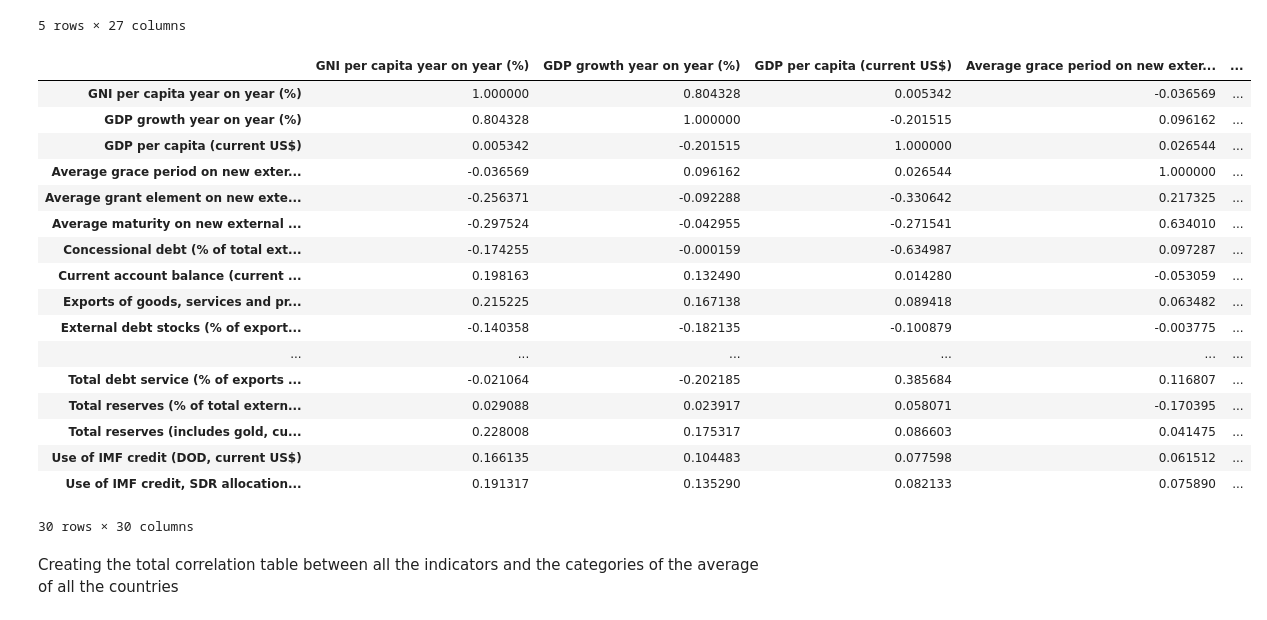
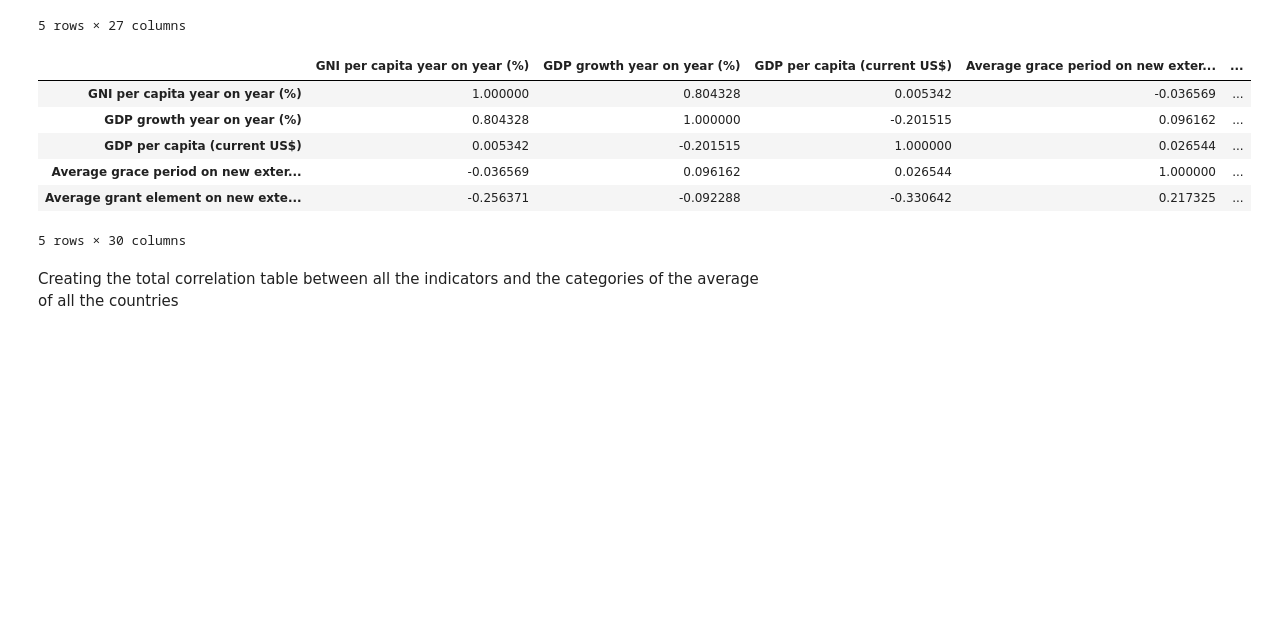
Before and after one commit to Bossm4n/international_debt_analysis, a Jupyter notebook: debt_analysis_jup-notebook.ipynb, the cells around one changed output. Cells and saved outputs as stored; diff of their text form; code cells hidden in the pictures; blank space fills up the shorter version.

```diff
--- a/debt_analysis_jup-notebook.ipynb
+++ b/debt_analysis_jup-notebook.ipynb
@@ -280,44 +279,33 @@ df_example_2010.head()
 # %%
 # Combine indicator table and category table
 def get_corr_table_for_year(year):
 
     # Gets the two tables for the specified year
     indicator_table = get_incicator_table(year)
     debt_categories_table = get_rearranged_year_data(all_years_data, year)
 
     # Creates an array with the two tables, and 'reindex's' the debt_categories_table so that they can be combined
     dataframes = [indicator_table, debt_categories_table.reindex(indicator_table.index)]
 
     # Concatinates (combines) the two tables and gets their correlation matrix
     df_combined = pd.concat(dataframes,axis=1)
 
     df_corr = df_combined.corr()
 
     return df_corr
 
 # Example of the first 5 rows of the correlation data for 2010
 corr_2010_example = get_corr_table_for_year(2010)
 
-corr_2010_example
+corr_2010_example.head()
 # %% [output]
 |  | GNI per capita year on year (%) | GDP growth year on year (%) | GDP per capita (current US$) | Average grace period on new exter... | ... |
 | GNI per capita year on year (%) | 1.000000 | 0.804328 | 0.005342 | -0.036569 | ... |
 | GDP growth year on year (%) | 0.804328 | 1.000000 | -0.201515 | 0.096162 | ... |
 | GDP per capita (current US$) | 0.005342 | -0.201515 | 1.000000 | 0.026544 | ... |
 | Average grace period on new exter... | -0.036569 | 0.096162 | 0.026544 | 1.000000 | ... |
 | Average grant element on new exte... | -0.256371 | -0.092288 | -0.330642 | 0.217325 | ... |
-| Average maturity on new external ... | -0.297524 | -0.042955 | -0.271541 | 0.634010 | ... |
-| Concessional debt (% of total ext... | -0.174255 | -0.000159 | -0.634987 | 0.097287 | ... |
-| Current account balance (current ... | 0.198163 | 0.132490 | 0.014280 | -0.053059 | ... |
-| Exports of goods, services and pr... | 0.215225 | 0.167138 | 0.089418 | 0.063482 | ... |
-| External debt stocks (% of export... | -0.140358 | -0.182135 | -0.100879 | -0.003775 | ... |
-| ... | ... | ... | ... | ... | ... |
-| Total debt service (% of exports ... | -0.021064 | -0.202185 | 0.385684 | 0.116807 | ... |
-| Total reserves (% of total extern... | 0.029088 | 0.023917 | 0.058071 | -0.170395 | ... |
-| Total reserves (includes gold, cu... | 0.228008 | 0.175317 | 0.086603 | 0.041475 | ... |
-| Use of IMF credit (DOD, current US$) | 0.166135 | 0.104483 | 0.077598 | 0.061512 | ... |
-| Use of IMF credit, SDR allocation... | 0.191317 | 0.135290 | 0.082133 | 0.075890 | ... |
-30 rows × 30 columns
+5 rows × 30 columns
 # %% [markdown]
 Creating the total correlation table between all the indicators and the categories of the average of all the countries
 # %%
```
Also changed, not shown: parts of 2 cells of this notebook, 5 other files.
